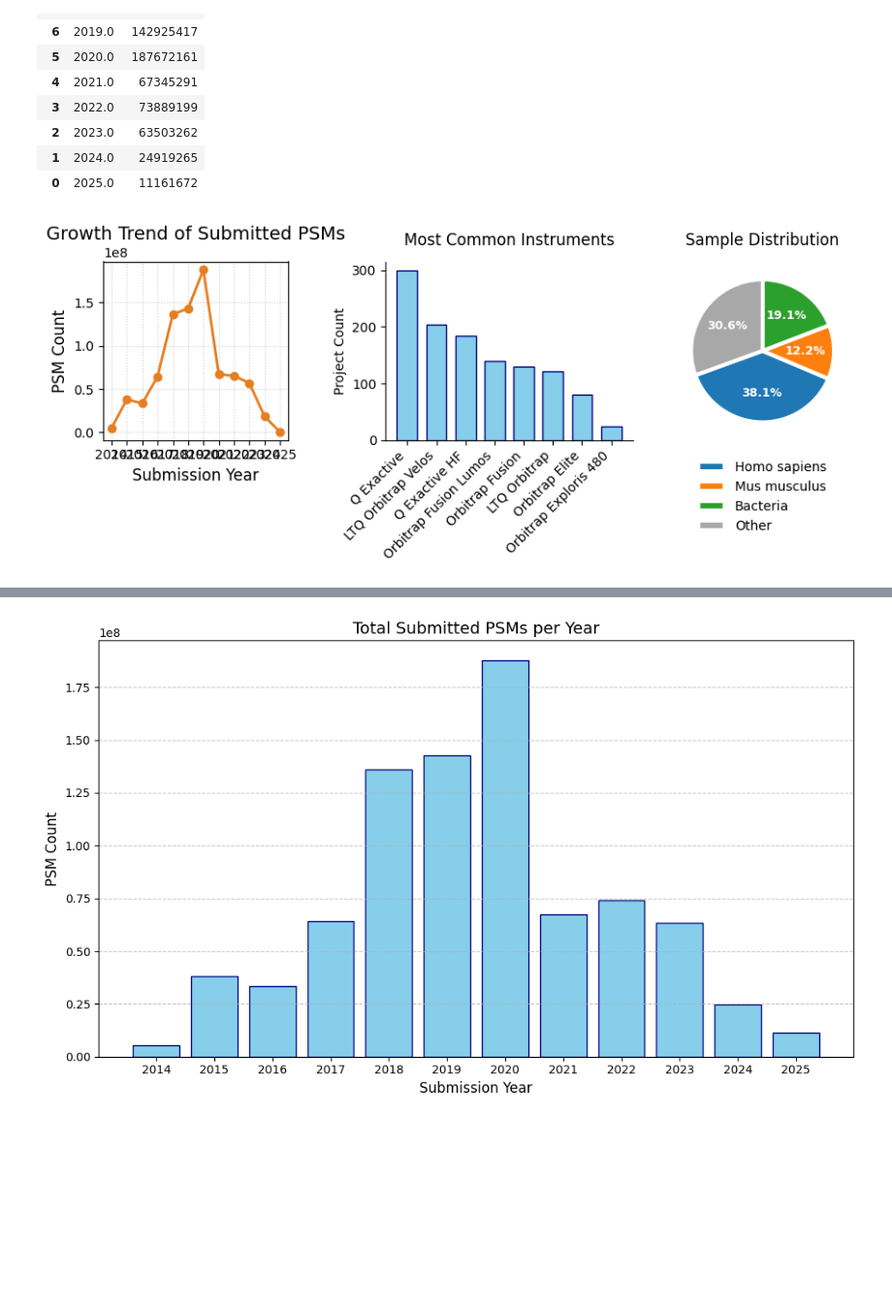
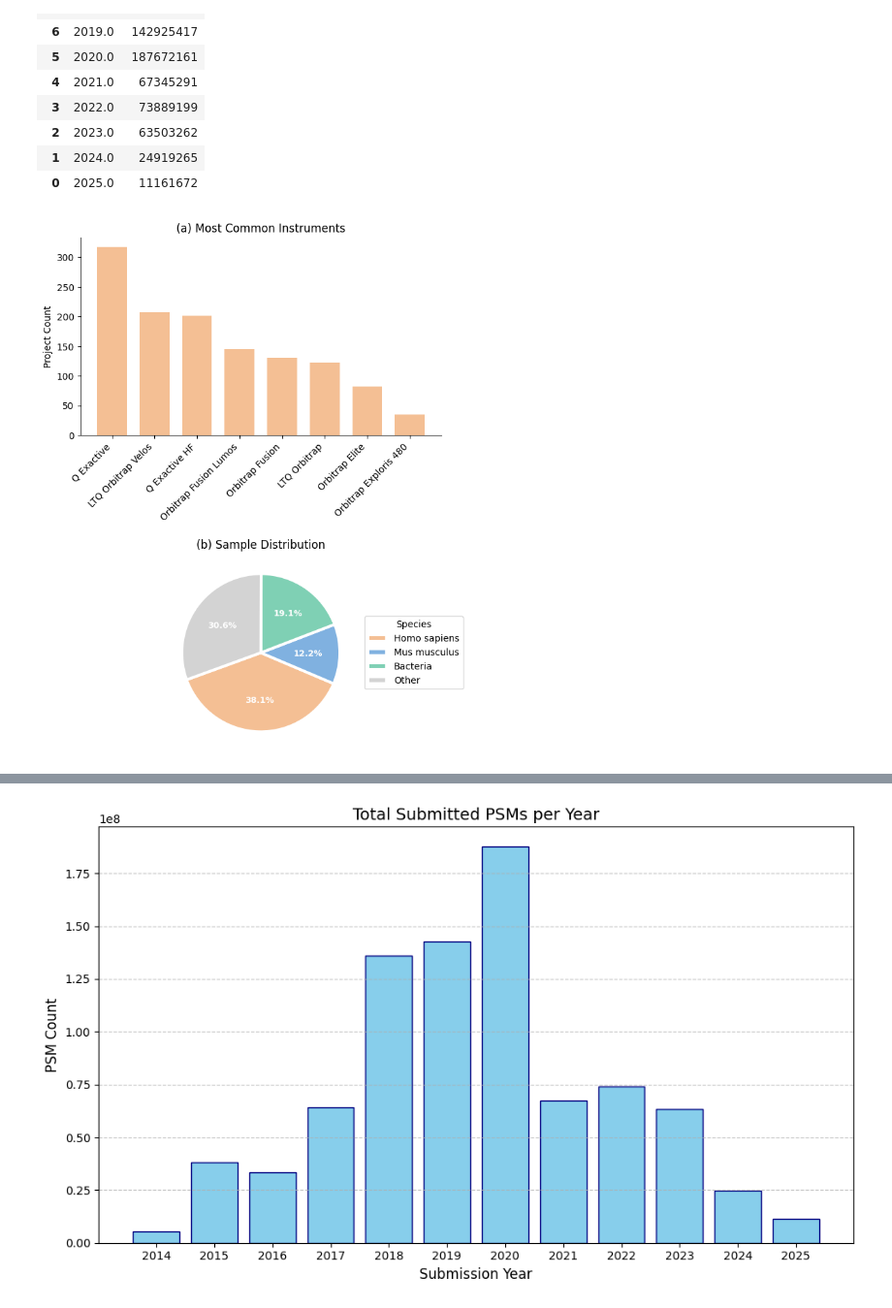
Before and after one commit to usiGrabber/usiGrabber, a Jupyter notebook: experimental/data_overview.ipynb, the cells around one changed output, grey strips where cells are left out. Shown at 97% size. Saved outputs shown, nothing was run; the diff lists cells and outputs as text; code cells hidden in the pictures; blank space fills up the shorter version.

```diff
--- a/experimental/data_overview.ipynb
+++ b/experimental/data_overview.ipynb
@@ -288,10 +308,24 @@ psms_per_year
 | 2 | 2023.0 | 63503262 |
 | 1 | 2024.0 | 24919265 |
 | 0 | 2025.0 | 11161672 |
+# %%
+colors = {
+    "primary": "#ea802a80",  # orange
+    "secondary": "#0265c280",  # skyblue
+    "tertiary": "#00a26b80",  # blueish green
+    # "quaternary": "#fcd600",  # yellow
+    "quaternary": "#a8a8a880",  # grey
+}
 # %%
-fig, (ax2, ax1, ax3) = plt.subplots(1, 3, figsize=(9, 4), gridspec_kw={'width_ratios': [3, 4, 3]}, layout="constrained")
-fig.set_constrained_layout_pads(w_pad=0.2, h_pad=0.2, wspace=0.1, hspace=0.1)
-title_pos = 1.05
+# fig, (ax2, ax1, ax3) = plt.subplots(1, 3, figsize=(9, 4), gridspec_kw={'width_ratios': [3, 4, 3]}, layout="constrained")
+fig, (ax1, ax3) = plt.subplots(2, 1, figsize=(8, 10))
+# fig = plt.figure(figsize=(6, 8))
+# gs = fig.add_gridspec(2, 2)
+# ax1 = fig.add_subplot(gs[0, :])  # Instrument usage bar chart (top row, full width)
+# ax3 = fig.add_subplot(gs[1, 0])  # Species distribution pie chart (bottom left)
+# fig.set_constrained_layout_pads(w_pad=0.2, h_pad=0.2, wspace=0.1, hspace=0.1)
+# title_pos = 1.05
+title_pos = 1
 
 # ============ Instrument usage bar chart ============
 
@@ -305,7 +339,7 @@ title_pos = 1.05
 ax1.bar(
     instrument_usage.index,
     instrument_usage.values,
-    color='skyblue', edgecolor='navy',
+    color=colors["primary"],
     # figsize=(4, 3),
     width=0.7
 )
@@ -323,7 +357,7 @@ ax1.set_ylabel("Project Count")
 # Use a despine or grid for a cleaner look if desired
 ax1.spines['top'].set_visible(False)
 ax1.spines['right'].set_visible(False)
-ax1.set_title("Most Common Instruments", y=title_pos)
+ax1.set_title("(a) Most Common Instruments", y=title_pos)
 
 # ============ PTM bar chart ============
 
@@ -348,8 +382,8 @@ WHERE
 
 # # Create horizontal bar chart
 # # plt.figure(figsize=(4, 3))
-# ax2.bar(x - width/2, searched, color='lightcoral', edgecolor='darkred', width=width, label='Searched')
-# ax2.bar(x + width/2, found, color='skyblue', edgecolor='navy', width=width, label='Found')
+# ax2.bar(x - width/2, searched, color=colors["primary"], width=width, label='Searched')
+# ax2.bar(x + width/2, found, color=colors["secondary"], width=width, label='Found')
 # # Labels and styling
 # ax2.set_ylabel('PSM Count (in Millions)')
 # ax2.set_xticks(x)
@@ -362,52 +396,61 @@ WHERE
 # ax2.legend()
 
 # ============ PSMs per year line chart ============
 
 # plt.figure(figsize=(10, 6))
-ax2.plot(psms_per_year['year'], psms_per_year['psm_count'], marker='o', linestyle='-', color='#e67e22', linewidth=2)
-ax2.set_title('Growth Trend of Submitted PSMs', fontsize=14)
-ax2.set_xlabel('Submission Year', fontsize=12)
-ax2.set_ylabel('PSM Count', fontsize=12)
-ax2.set_xticks(psms_per_year['year'])
-ax2.grid(True, linestyle=':', alpha=0.6)
+# ax2.plot(psms_per_year['year'], psms_per_year['psm_count'], marker='o', linestyle='-', color='#e67e22', linewidth=2)
+# ax2.set_title('Growth Trend of Submitted PSMs', fontsize=14)
+# ax2.set_xlabel('Submission Year', fontsize=12)
+# ax2.set_ylabel('PSM Count', fontsize=12)
+# ax2.set_xticks(psms_per_year['year'])
+# ax2.grid(True, linestyle=':', alpha=0.6)
 
 # ============ Species distribution pie chart ============
 
 species_data = {
     "labels": ["Homo sapiens", "Mus musculus", "Bacteria", "Other"],
     "values": [470, 151, 236, 378]
 }
 
 # 4 custom colors, one neutral for other and 3 simple not that bright colours for the rest
-colors = [
-    "#1f77b4",  # blue
-    "#ff7f0e",  # orange
-    "#2ca02c",  # green
-    "#a8a8a8"   # red
-]
+# colors = [
+#     "#1f77b4",  # blue
+#     "#ff7f0e",  # orange
+#     "#2ca02c",  # green
+#     "#a8a8a8"   # red
+# ]
 
-_, _, pcts = ax3.pie(
+wedges, texts, pcts = ax3.pie(
     species_data["values"],
     # labels=species_data["labels"],
     autopct='%1.1f%%',
     startangle=200, # DO NOT TOUCH!
     wedgeprops={'linewidth': 3.0, 'edgecolor': 'white'},
-    colors=colors,
+    colors=list(colors.values()),
+    # center=(0.3, 0.5),
 )
 # ax3.set_aspect('equal', adjustable='box')
 plt.setp(pcts, color='white', fontweight='bold', fontsize=9)
-ax3.set_title("Sample Distribution", y=title_pos)
+ax3.set_title("(b) Sample Distribution", y=title_pos)
+# ax3.legend(
+#     species_data["labels"],
+#     loc='upper center',
+#     bbox_to_anchor=(0.5, -0.05),
+#     # ncol=2,
+#     # nrows=2,
+#     frameon=False
+# )
 ax3.legend(
-    species_data["labels"],
-    loc='upper center',
-    bbox_to_anchor=(0.5, -0.05),
-    # ncol=2,
-    # nrows=2,
-    frameon=False
+    wedges, species_data["labels"],
+    loc="center left",
+    title="Species",
+    bbox_to_anchor=(1, 0.5),
 )
 # ============ Final layout adjustments ============
 
+plt.subplots_adjust(right=0.8, hspace=0.6)
+plt.savefig("results.pdf", bbox_inches='tight', format="pdf")
 # plt.tight_layout() # Crucial: prevents the plots/labels from overlapping
 plt.show()
 # %% [output]
-[figure, old version]
+[figure, new version]
```
Also changed, not shown: parts of 8 cells of this notebook.
